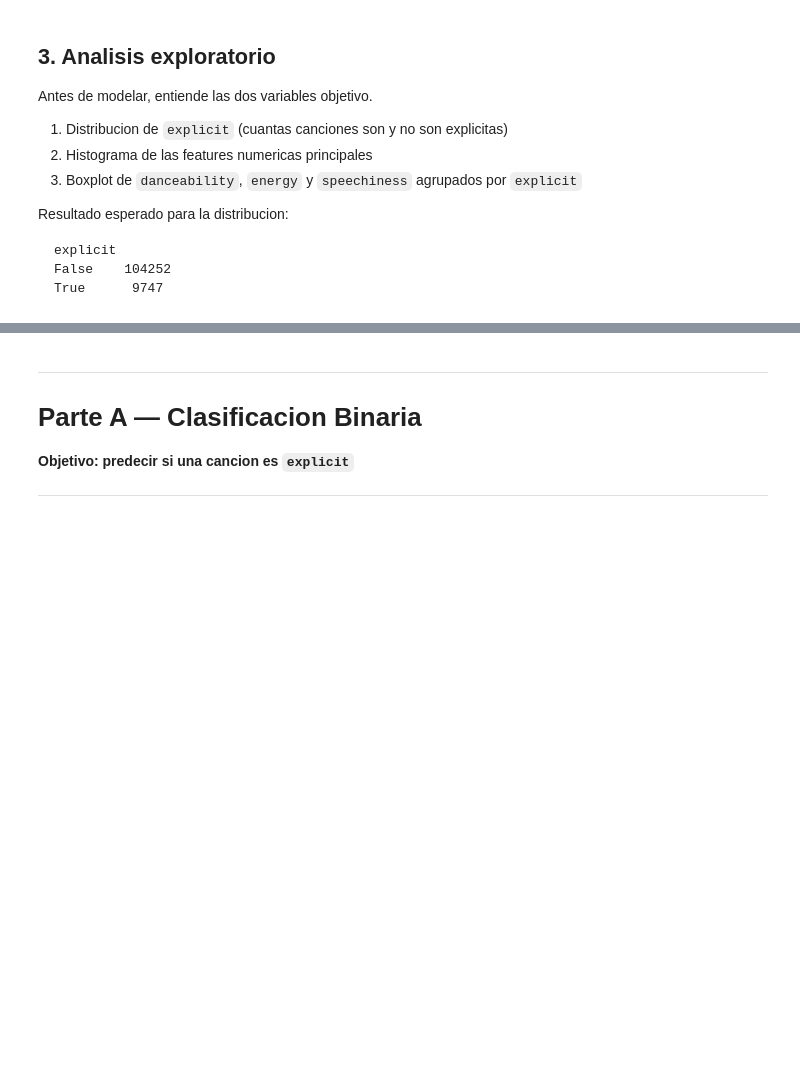
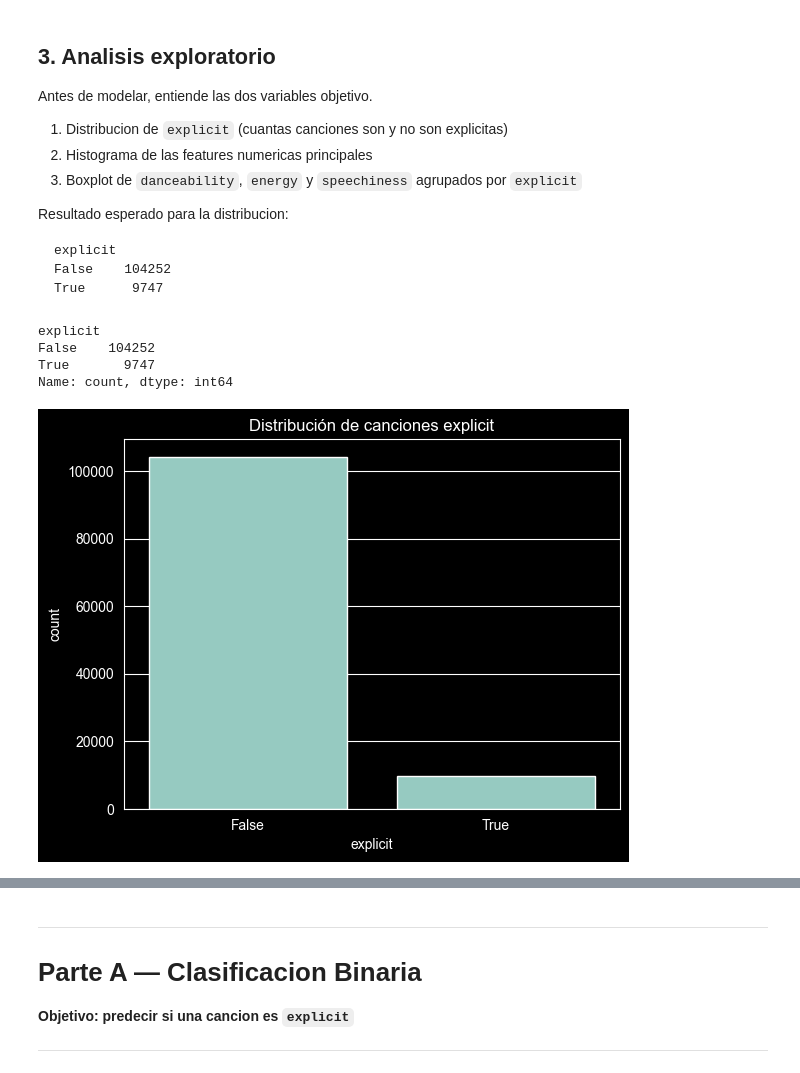
Before and after one commit to KangMirae/workshop-classification, a Jupyter notebook: spotify_classifier.ipynb, the cells around one changed output, grey strips where cells are left out. Drawn from its saved outputs; the diff is of its cells as text; code cells hidden in the pictures; blank space fills up the shorter version.

Commit message:
finalize spotify_classifier notebook

````diff
--- a/spotify_classifier.ipynb
+++ b/spotify_classifier.ipynb
@@ -66,0 +64,10 @@ track_name    1
+# %%
+# Carga el dataset
+path = kagglehub.dataset_download("melissamonfared/spotify-tracks-attributes-and-popularity")
+df = pd.read_csv(os.path.join(path, "dataset.csv"))
+# Imprime shape
+print("Shape:", df.shape)
+# Imprime los nulos por columna
+nulls = df.isnull().sum()
+print("\nNulos por columna:")
+print(nulls[nulls > 0])
@@ -75,4 +90,7 @@ Shape tras limpieza: (113999, 21)
 ```
 # %%
 # Elimina filas con nulos
+df = df.dropna()
+
 # Imprime el shape resultante
+print("Shape tras limpieza:", df.shape)
@@ -99,0 +114,14 @@ True      9747
+# %%
+# Conteo de explicit
+print(df['explicit'].value_counts())
+
+# Grafico
+sns.countplot(data=df, x='explicit')
+plt.title("Distribución de canciones explicit")
+plt.show()
+# %% [output]
+explicit
+False    104252
+True       9747
+Name: count, dtype: int64
+[figure, added]
````
Also changed, not shown: parts of 28 cells of this notebook.
